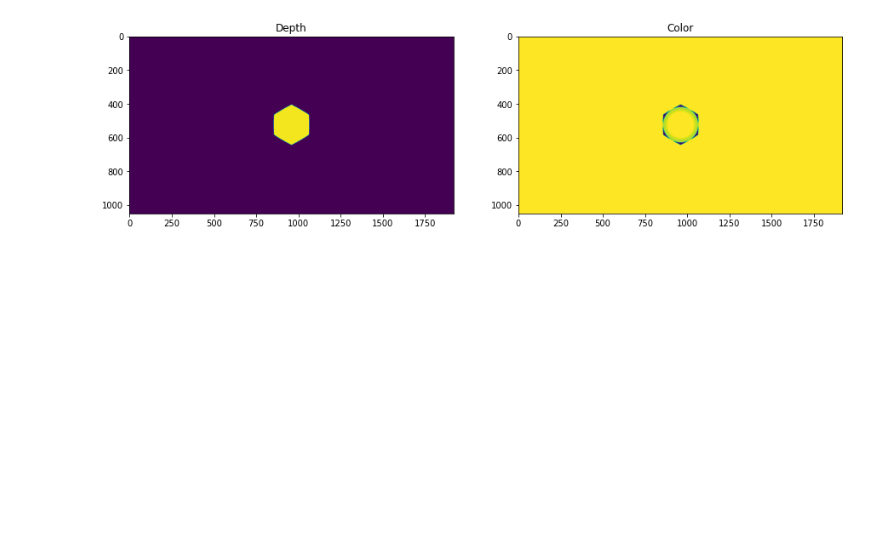
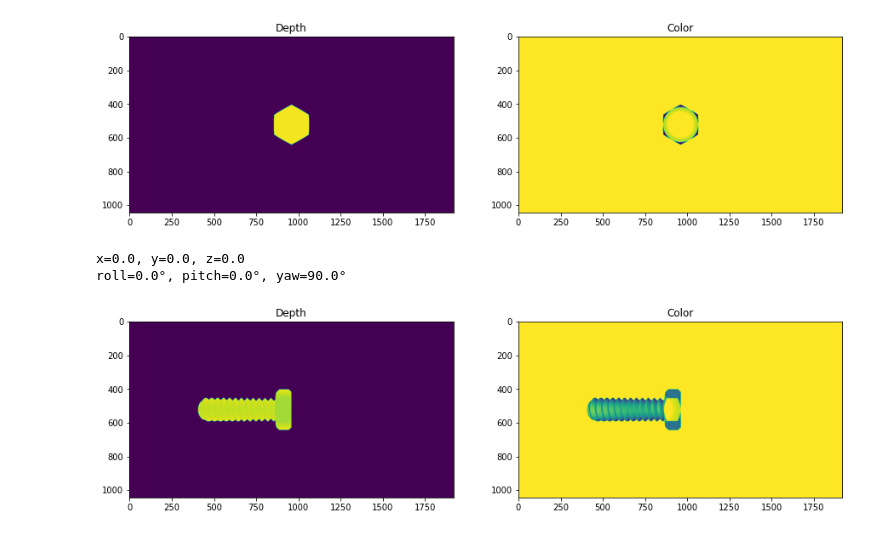
Before and after one commit to tylovejoy/TAMUDatathon2021, a Jupyter notebook: start_here.ipynb, the cells around one changed output. Saved outputs shown, nothing was run; the diff lists cells and outputs as text; code cells hidden in the pictures; blank space fills up the shorter version.

```diff
--- a/start_here.ipynb
+++ b/start_here.ipynb
@@ -9,4 +11,13 @@ rgbd = get_bolt_rgbd()
 show_rgbd(rgbd)
 # %% [output]
 [figure]
+# %%
+transform = TransformationMatrix.from_xyzwpr([0,0,0,0,0,90])
+print(transform)
+rgbd = get_bolt_rgbd(transform)
+show_rgbd(rgbd)
+# %% [output]
+x=0.0, y=0.0, z=0.0
+roll=0.0°, pitch=0.0°, yaw=90.0°
+[figure, added]
 # %%
```
Also changed, not shown: parts of 2 cells of this notebook, 1 other file.
